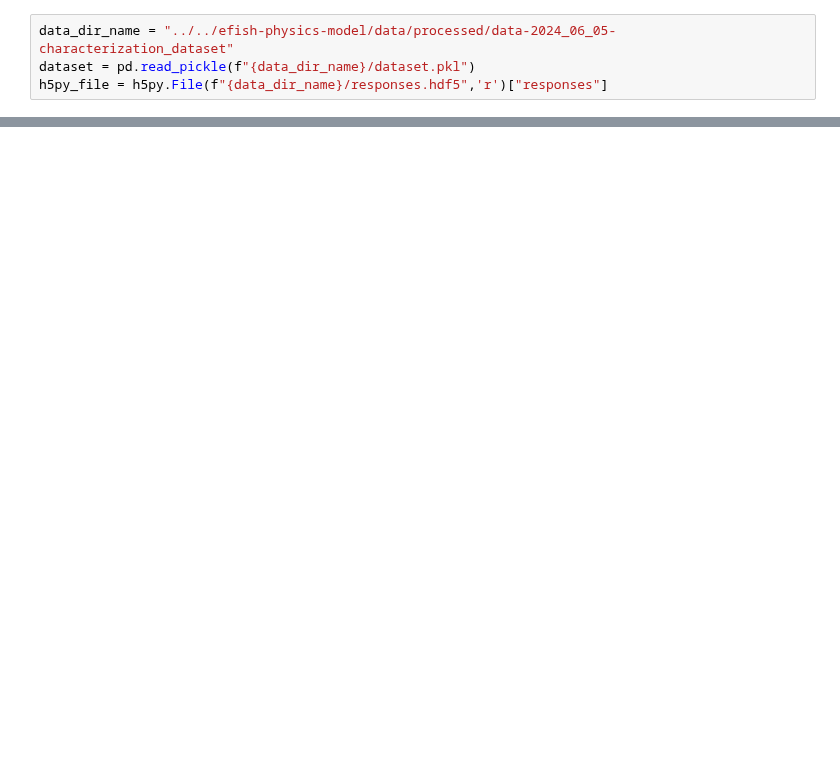
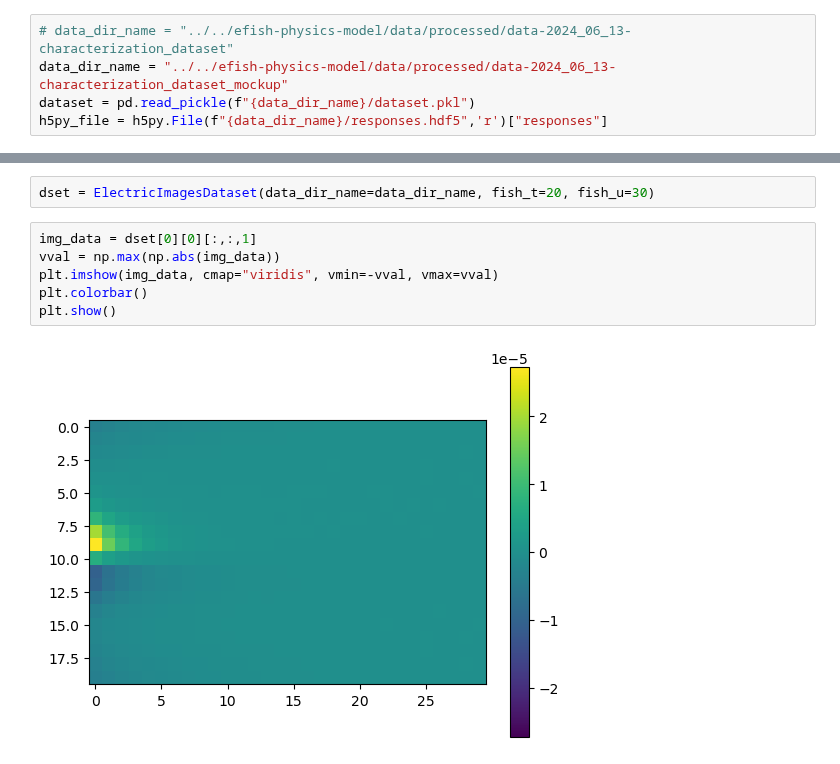
Before and after one commit to DenisTurcu/efish-characterization, a Jupyter notebook: end-to-end/end-to-end-conv-nn-models.ipynb, the cells around one changed output, grey strips where cells are left out. Cells and saved outputs as stored; diff of their text form; blank space fills up the shorter version.

```diff
--- a/end-to-end/end-to-end-conv-nn-models.ipynb
+++ b/end-to-end/end-to-end-conv-nn-models.ipynb
@@ -12,7 +16,8 @@ sys.path.append("../../efish-physics-model/objects")
 sys.path.append("../../efish-physics-model/helper_functions")
 sys.path.append("../../efish-physics-model/uniform_points_generation")
 # %%
-data_dir_name = "../../efish-physics-model/data/processed/data-2024_06_05-characterization_dataset"
+# data_dir_name = "../../efish-physics-model/data/processed/data-2024_06_13-characterization_dataset"
+data_dir_name = "../../efish-physics-model/data/processed/data-2024_06_13-characterization_dataset_mockup"
 dataset = pd.read_pickle(f"{data_dir_name}/dataset.pkl")
 h5py_file = h5py.File(f"{data_dir_name}/responses.hdf5",'r')["responses"]
 # %%
@@ -43,0 +39,10 @@ array([ 0.02  ,  0.0125,  0.005 , -0.0025, -0.01  , -0.0175, -0.025 ,
+# %%
+dset = ElectricImagesDataset(data_dir_name=data_dir_name, fish_t=20, fish_u=30)
+# %%
+img_data = dset[0][0][:,:,1]
+vval = np.max(np.abs(img_data))
+plt.imshow(img_data, cmap="viridis", vmin=-vval, vmax=vval)
+plt.colorbar()
+plt.show()
+# %% [output]
+[figure, added]
```
Also changed, not shown: parts of 8 cells of this notebook, 1 other file.
